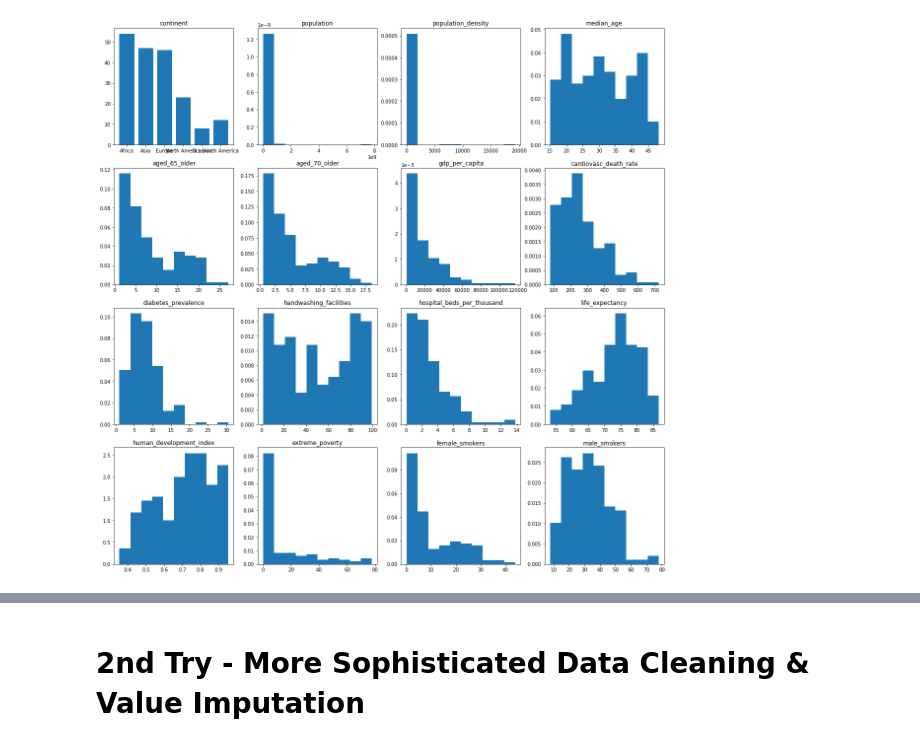
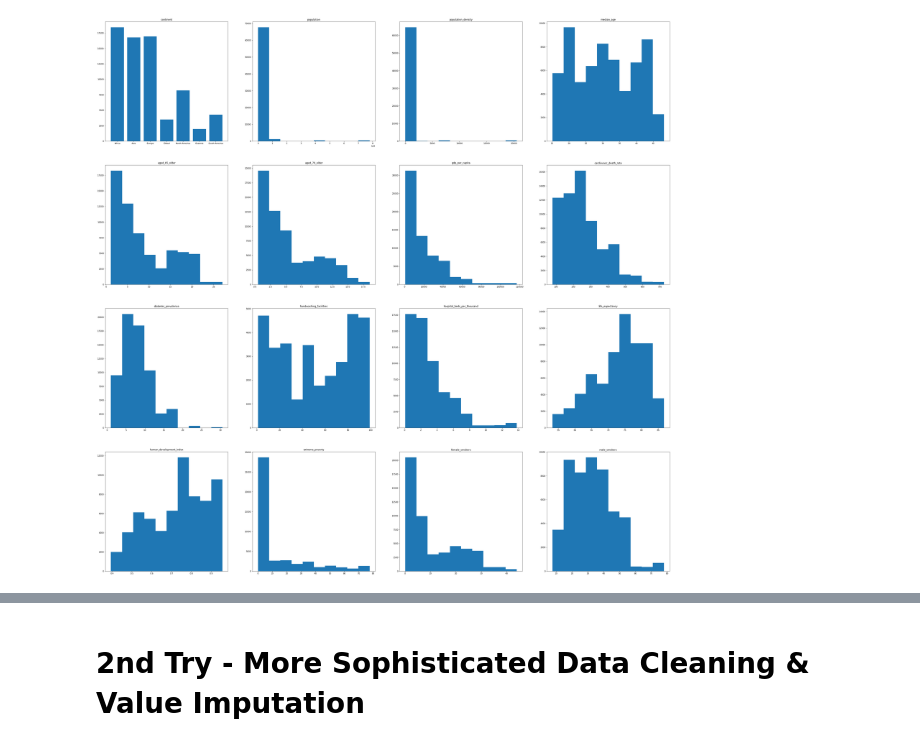
Before and after one commit to b-kaindl/COVID-19-Dashboard, a Jupyter notebook: exploratory.ipynb, the cells around one changed output, grey strips where cells are left out. Cells and saved outputs as stored; diff of their text form; code cells hidden in the pictures.

```diff
--- a/exploratory.ipynb
+++ b/exploratory.ipynb
@@ -16,2 +18,12 @@ from pytorch_forecasting.models.temporal_fusion_transformer.tuning import optimi
 
 import wandb
+# %%
+# CONFIGURATION Parameters
+run_name = "smooth_jazz_5"
+DATASET_PATH = 'kaiharuto/capstone/covid-data:'
+DATASET_VERSION = 'v4'
+BUILD_NEW_DATASET = False
+# %%
+run = wandb.init(project="capstone", name=run_name, job_type="data_retrieval", reinit=True, config='run_config.yml')
+# artifact = run.use_artifact('kaiharuto/capstone/covid-data:v3', type='dataset')
+# artifact_dir = artifact.download()
@@ -23,2 +49,0 @@ data_json = r.json()
-# %%
-df = pd.DataFrame.from_dict(data_json, 'index')
@@ -31,0 +88,2 @@ xs.shape
+# %%
+data, x_df, info = prepare_data(df)
@@ -48,29 +155,31 @@ plt.xticks(rotation = 90);
 # %%
-# plot histograms for all xs
+# plot histograms for all (potential) xs
 from pandas.api.types import is_numeric_dtype
 
-fig = plt.figure(figsize=(20,20))
+fig = plt.figure(figsize=(50,50))
 # ax.set_title("Distribution of Covariates")
 
 i = 0
-for x in xs.columns:
-    if(x == 'location'):
+xs = info["x_nan_sums"].keys()
+for x in xs:
+    if(x in ['location', 'date']):
         continue
-
-    i += 1
-    ax = fig.add_subplot(4,4,i)
-
-    if is_numeric_dtype(xs[x]):
-
-        ax.set_title(x)
-        ax.hist(xs[x],density=True)
-
     else:
 
-        ax.bar(xs.groupby(x).size().index, xs.groupby(x).size())
-        ax.set_title(x)
+        i += 1
+        ax = fig.add_subplot(4,4,i)
+
+        if is_numeric_dtype(data[x]):
+
+            ax.set_title(x)
+            ax.hist(data[x],density=False)
+
+        else:
+
+            ax.bar(data.groupby(x).size().index, data.groupby(x).size())
+            ax.set_title(x)
 
 
 fig;
 # %% [output]
-[figure, old version]
+[figure, new version]
```
Also changed, not shown: parts of 61 cells of this notebook, 10 other files.
